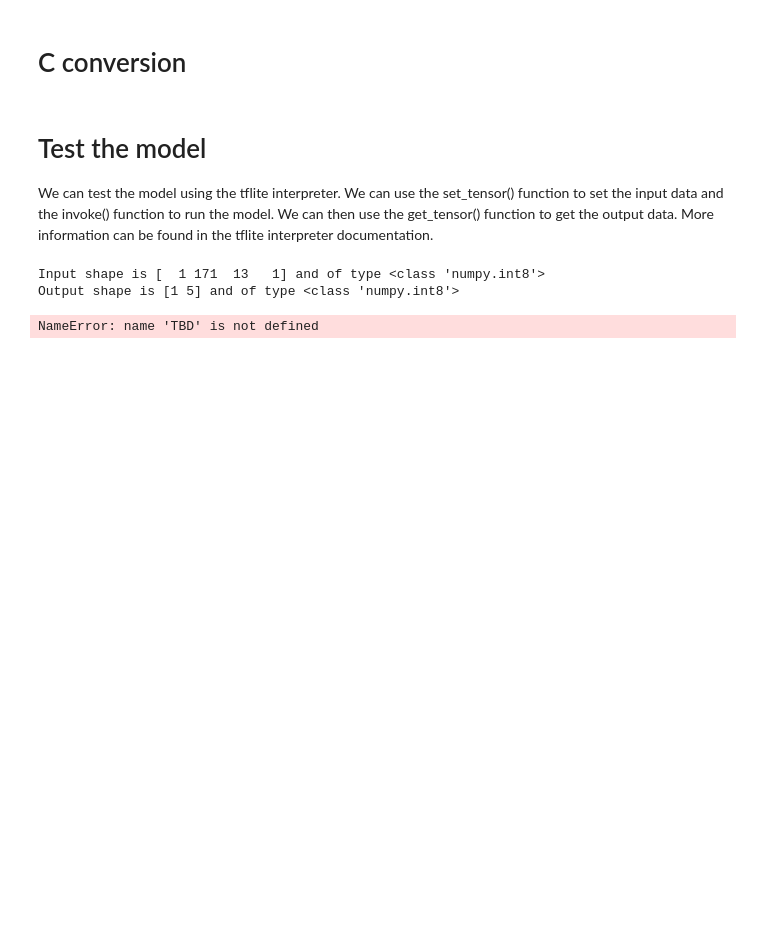
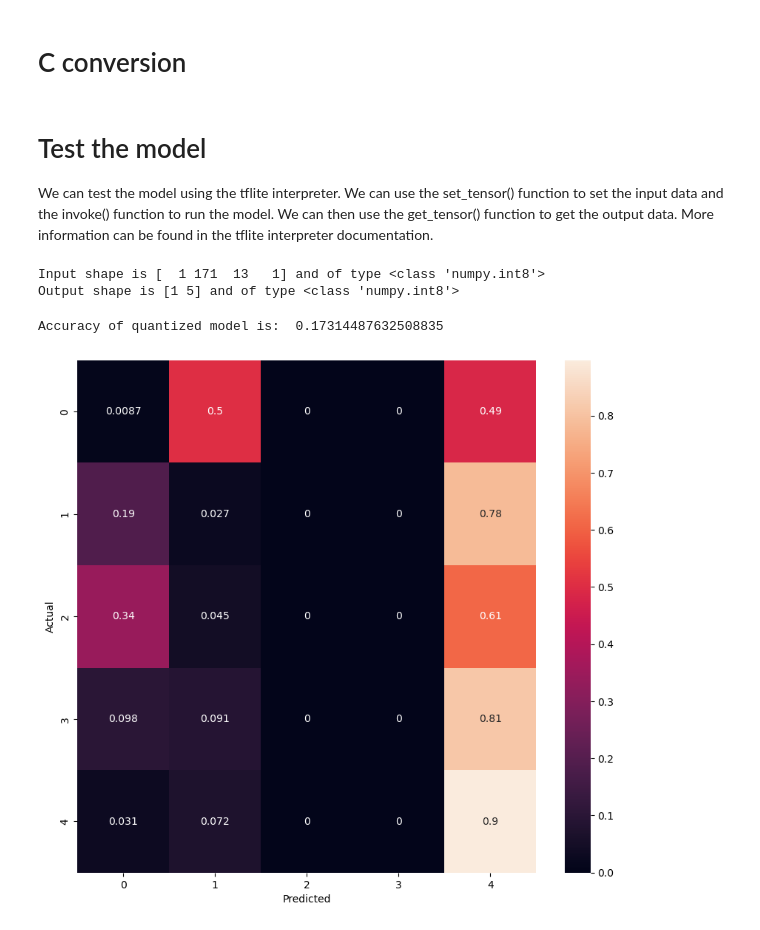
Before and after one commit to kerem-cekmeceli/ML_MCU, a Jupyter notebook: main1.ipynb, the cells around one changed output. Drawn from its saved outputs; the diff is of its cells as text; code cells hidden in the pictures; blank space fills up the shorter version.

```diff
--- a/main1.ipynb
+++ b/main1.ipynb
@@ -301,7 +266,7 @@ save_array_to_file(X_test_q, y_test)
 We can test the model using the tflite interpreter. We can use the set_tensor() function to set the input data and the invoke() function to run the model. We can then use the get_tensor() function to get the output data. More information can be found in the tflite interpreter documentation.
 # %%
 # Test the model using the tflite interpreter with quantization
-interpreter = tf.lite.Interpreter(model_path=TFLITE_MODEL_NAME+'.tflite')
+interpreter = tf.lite.Interpreter(model_path=MODEL_DIR+TFLITE_MODEL_NAME+'.tflite')
 interpreter.allocate_tensors()
 
 # Get input and output tensors.
@@ -315,13 +280,25 @@ print("Output shape is {} and of type {}".format(output_details[0]['shape'], out
 Input shape is [  1 171  13   1] and of type <class 'numpy.int8'>
 Output shape is [1 5] and of type <class 'numpy.int8'>
 # %%
-# this may take a few minutes
-input_data = X_test_q
+input_data = tf.cast(tf.cast(x_test_mfcc, tf.int32)-128, tf.int8)
 input_shape = input_details[0]['shape']
 interpreter.resize_tensor_input(input_details[0]['index'], input_data.shape)
 interpreter.allocate_tensors()
 interpreter.set_tensor(input_details[0]['index'], input_data)
 interpreter.invoke()
 output_data = interpreter.get_tensor(output_details[0]['index'])
-# %% [output]
-NameError: name 'TBD' is not defined
+# %%
+from sklearn.metrics import accuracy_score
+print("Accuracy of quantized model is: ", accuracy_score(y_test, np.argmax(output_data, axis=1)))
+# %% [output]
+Accuracy of quantized model is:  0.17314487632508835
+# %%
+plt.figure(figsize=(10,9))
+cm = confusion_matrix(y_test, np.argmax(output_data, axis=1),
+                      normalize='true')
+sn.heatmap(cm, annot=True)
+plt.xlabel('Predicted')
+plt.ylabel('Actual')
+plt.show()
+# %% [output]
+[figure, added]
```
Also changed, not shown: parts of 28 cells of this notebook, 1 other file.
